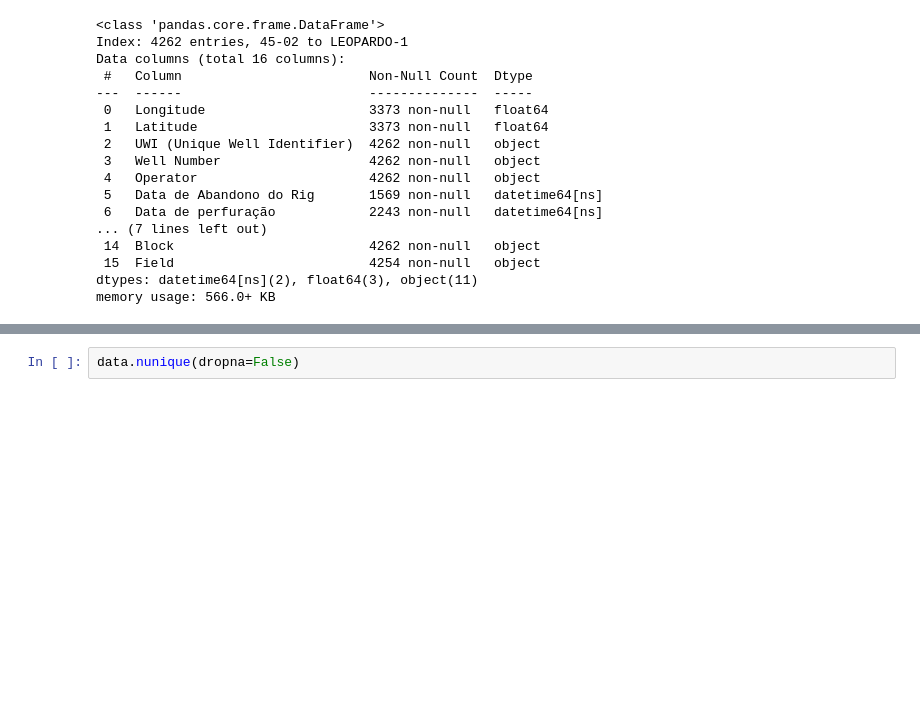
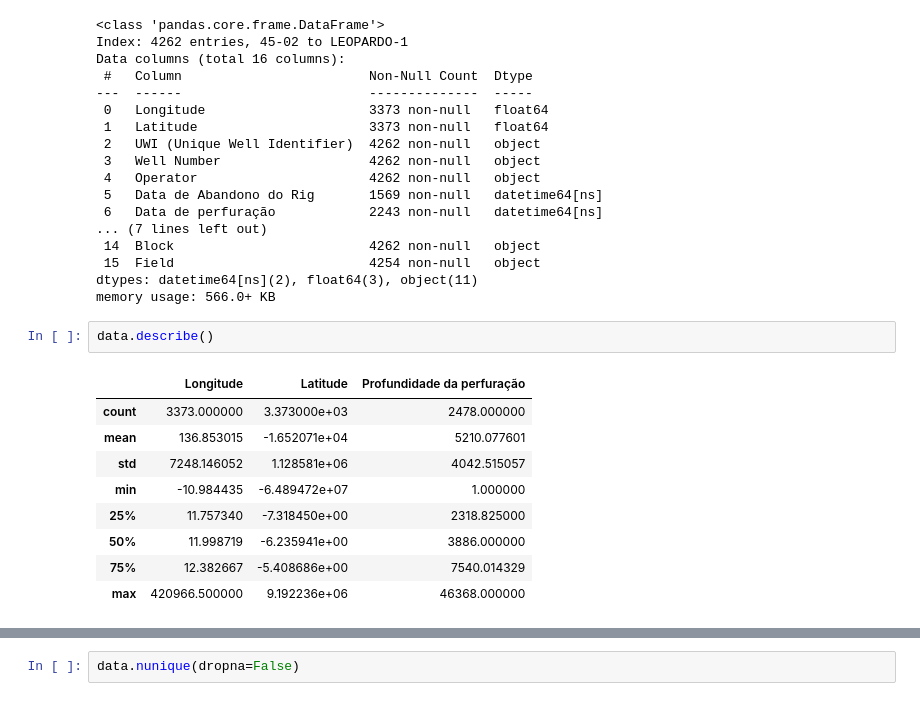
Before and after one commit to RoberVega/EDIT_Course, a Jupyter notebook: Exercise/Soluçao.ipynb, the cells around one changed output, grey strips where cells are left out. Saved outputs shown, nothing was run; the diff lists cells and outputs as text; blank space fills up the shorter version.

```diff
--- a/Exercise/Soluçao.ipynb
+++ b/Exercise/Soluçao.ipynb
@@ -56,3 +56,15 @@ Data columns (total 16 columns):
  15  Field                         4254 non-null   object
 dtypes: datetime64[ns](2), float64(3), object(11)
 memory usage: 566.0+ KB
+# %%
+data.describe()
+# %% [output]
+|  | Longitude | Latitude | Profundidade da perfuração |
+| count | 3373.000000 | 3.373000e+03 | 2478.000000 |
+| mean | 136.853015 | -1.652071e+04 | 5210.077601 |
+| std | 7248.146052 | 1.128581e+06 | 4042.515057 |
+| min | -10.984435 | -6.489472e+07 | 1.000000 |
+| 25% | 11.757340 | -7.318450e+00 | 2318.825000 |
+| 50% | 11.998719 | -6.235941e+00 | 3886.000000 |
+| 75% | 12.382667 | -5.408686e+00 | 7540.014329 |
+| max | 420966.500000 | 9.192236e+06 | 46368.000000 |
```
Also changed, not shown: parts of 9 cells of this notebook, 1 other file.
